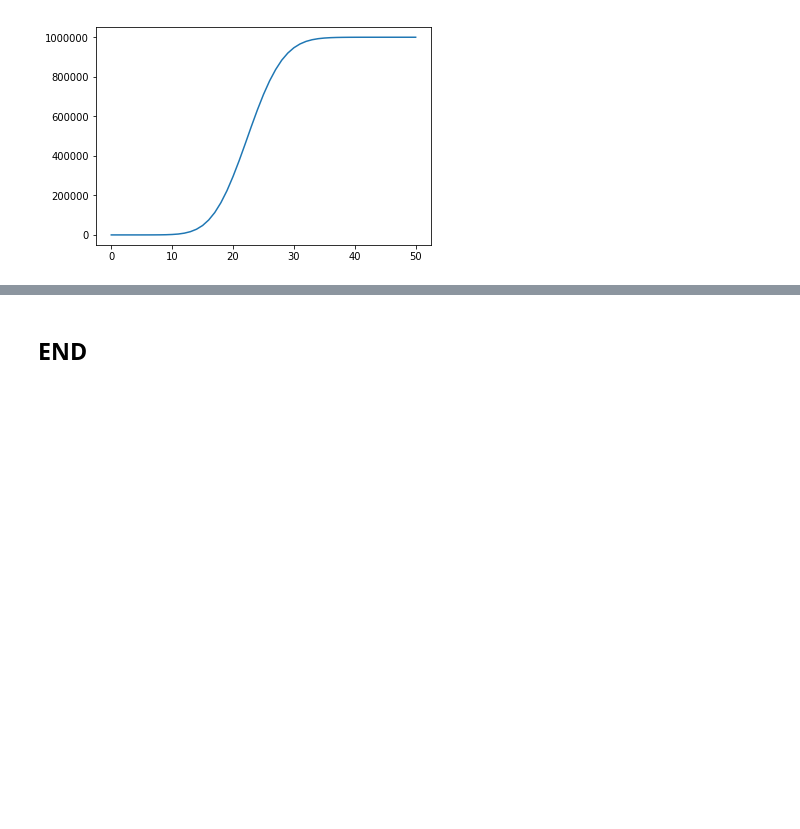
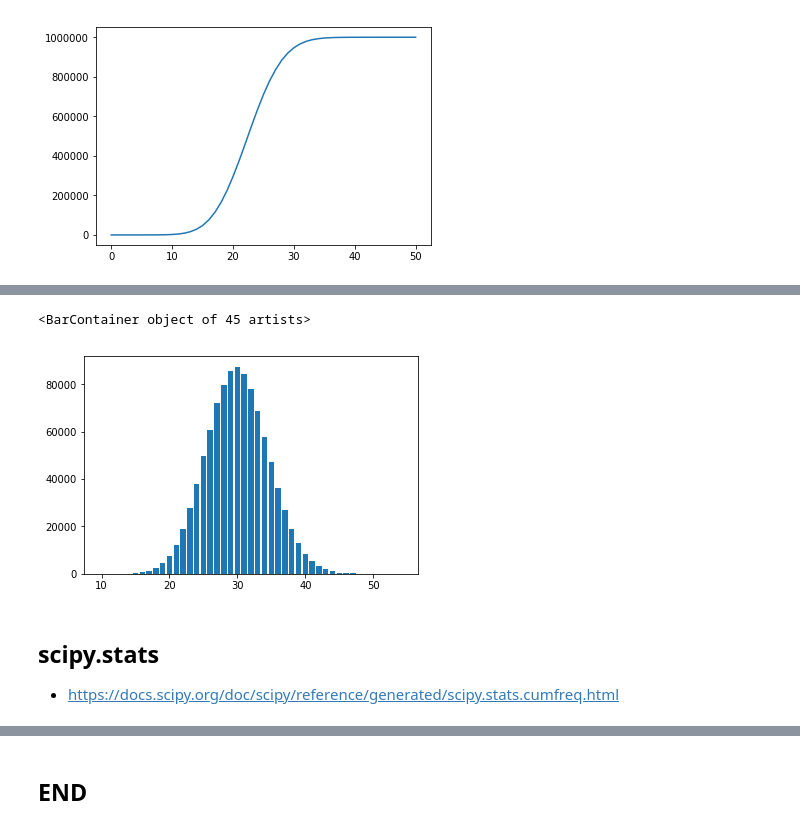
Before and after one commit to yongduek/ieml, a Jupyter notebook: notebooks/random_sample_generation.ipynb, the cells around one changed output, grey strips where cells are left out. Drawn from its saved outputs; the diff is of its cells as text; code cells hidden in the pictures; blank space fills up the shorter version.

```diff
--- a/notebooks/random_sample_generation.ipynb
+++ b/notebooks/random_sample_generation.ipynb
@@ -255,0 +283,8 @@ h= plt.plot (cdf)
+# %%
+plt.bar ( *zip(*hist.items()) )
+# %% [output]
+<BarContainer object of 45 artists>
+[figure, added]
+# %% [markdown]
+## scipy.stats
+- https://docs.scipy.org/doc/scipy/reference/generated/scipy.stats.cumfreq.html
```
Also changed, not shown: parts of 9 cells of this notebook.
